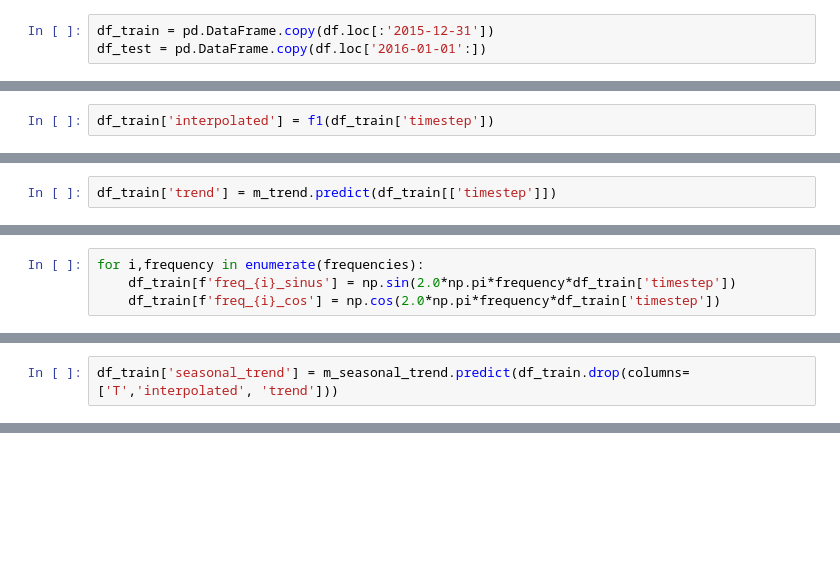
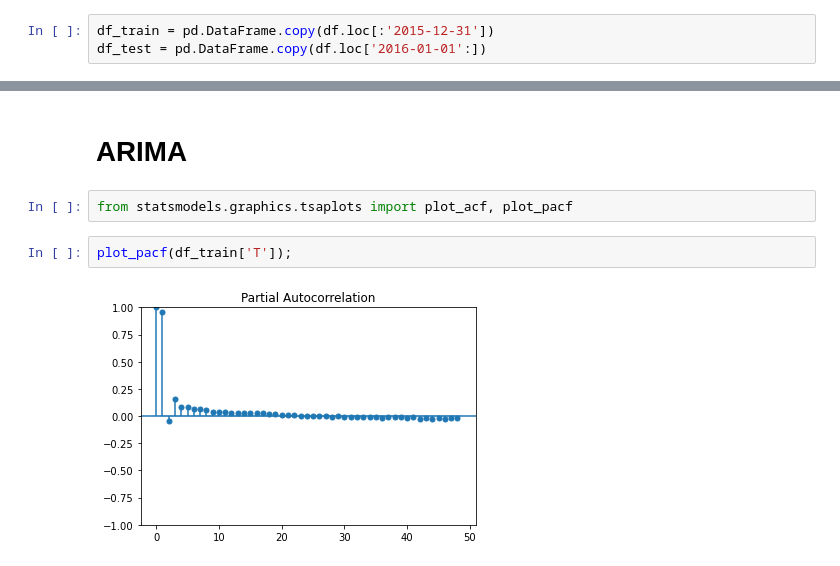
Before and after one commit to MariaDragoumi/Spiced_projects, a Jupyter notebook: 07_Temperature_prediction/temperature_prediction_ARIMA.ipynb, the cells around one changed output, grey strips where cells are left out. Cells and saved outputs as stored; diff of their text form; blank space fills up the shorter version.

Commit message:
seasonal trend:better Fourier Transform, ARIMA: predictions work, todo: make it stationary to get better predictions

```diff
--- a/07_Temperature_prediction/temperature_prediction_ARIMA.ipynb
+++ b/07_Temperature_prediction/temperature_prediction_ARIMA.ipynb
@@ -294,2 +125,0 @@ sns.lineplot( y =f['T'], x =f['timestep'])
-# %%
-df_train['interpolated'] = f1(df_train['timestep'])
@@ -307,2 +125,0 @@ m_trend.score(df_train[['timestep']], df_train['interpolated'])
-# %%
-df_train['trend'] = m_trend.predict(df_train[['timestep']])
@@ -423,4 +125,0 @@ T3/365.25
-# %%
-for i,frequency in enumerate(frequencies):
-    df_train[f'freq_{i}_sinus'] = np.sin(2.0*np.pi*frequency*df_train['timestep'])
-    df_train[f'freq_{i}_cos'] = np.cos(2.0*np.pi*frequency*df_train['timestep'])
@@ -477,2 +125,0 @@ m_seasonal_trend.score(df_train.drop(columns=['T','interpolated', 'trend']), df_
-# %%
-df_train['seasonal_trend'] = m_seasonal_trend.predict(df_train.drop(columns=['T','interpolated', 'trend']))
@@ -502,0 +126,8 @@ df_train
+# %% [markdown]
+# ARIMA
+# %%
+from statsmodels.graphics.tsaplots import plot_acf, plot_pacf
+# %%
+plot_pacf(df_train['T']);
+# %% [output]
+[figure, added]
```
Also changed, not shown: parts of 62 cells of this notebook, 1 other file.
